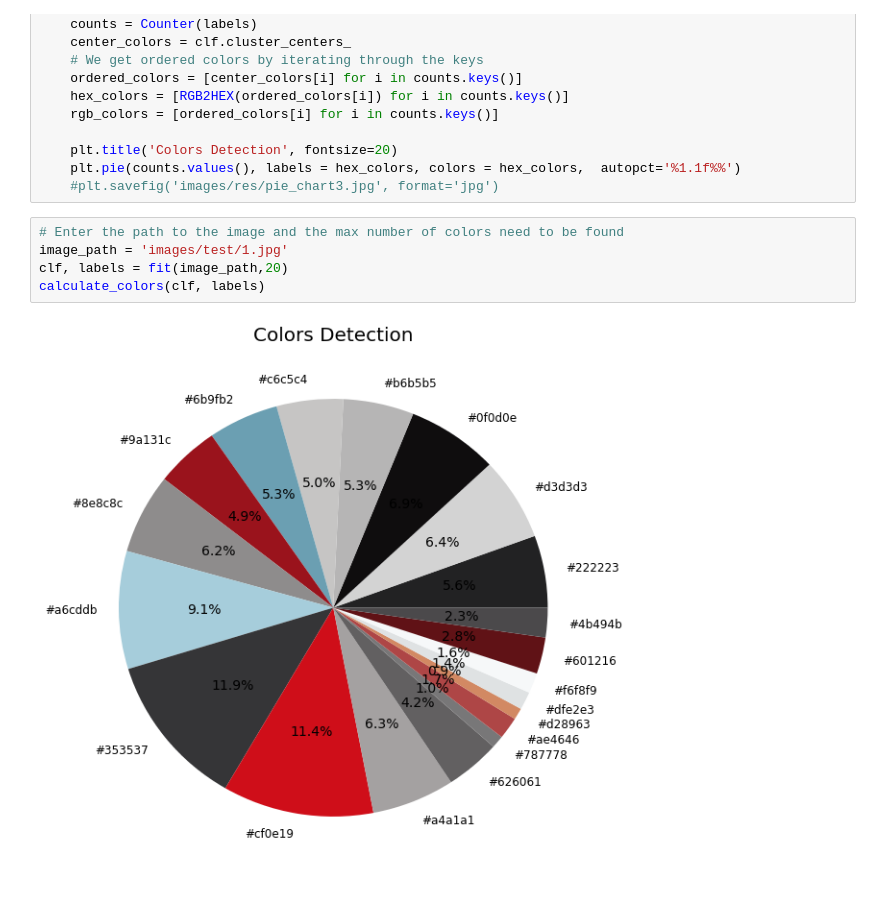
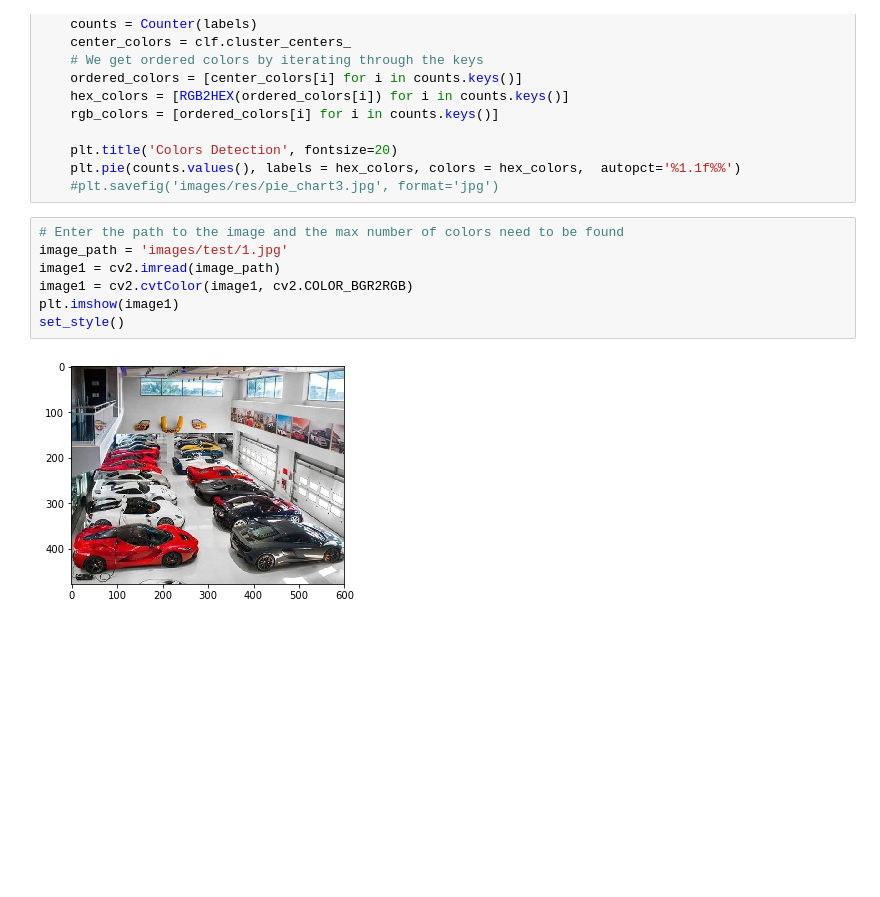
Before and after one commit to ahmadmadyy/Computer-Vision-Internship, a Jupyter notebook: Task2/Task2.ipynb, the cells around one changed output. Saved outputs shown, nothing was run; the diff lists cells and outputs as text; blank space fills up the shorter version.

```diff
--- a/Task2/Task2.ipynb
+++ b/Task2/Task2.ipynb
@@ -70,7 +73,9 @@ def calculate_colors(clf, labels):
 # %%
 # Enter the path to the image and the max number of colors need to be found
 image_path = 'images/test/1.jpg'
-clf, labels = fit(image_path,20)
-calculate_colors(clf, labels)
+image1 = cv2.imread(image_path)
+image1 = cv2.cvtColor(image1, cv2.COLOR_BGR2RGB)
+plt.imshow(image1)
+set_style()
 # %% [output]
-[figure, old version]
+[figure, new version]
```
Also changed, not shown: parts of 8 cells of this notebook.
